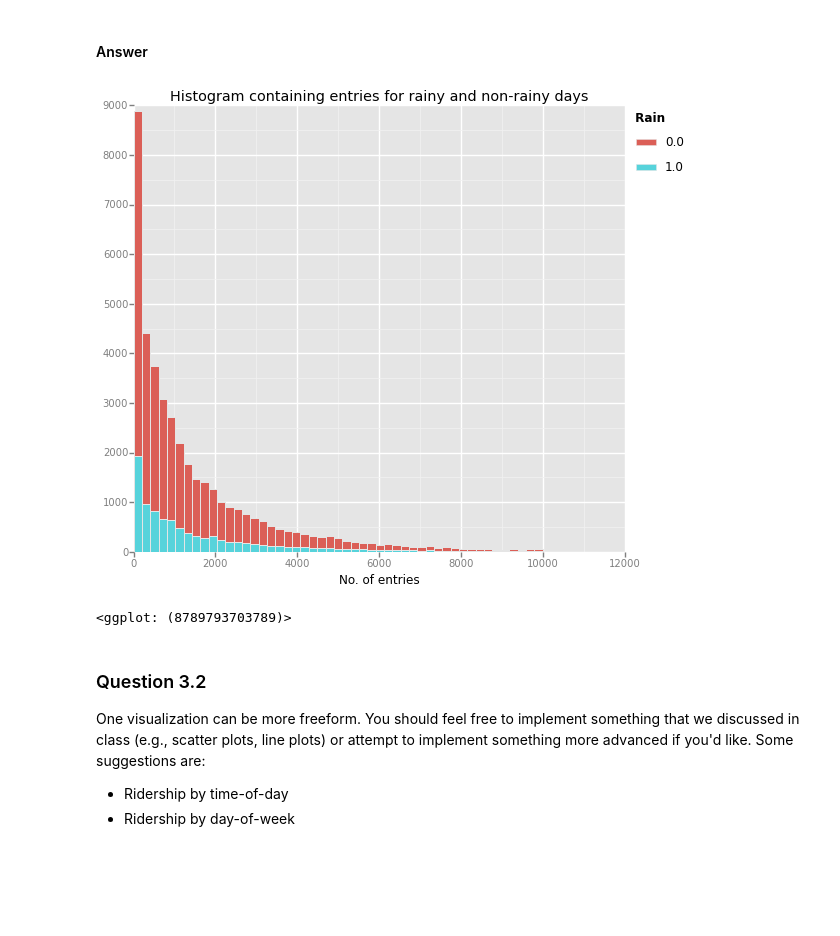
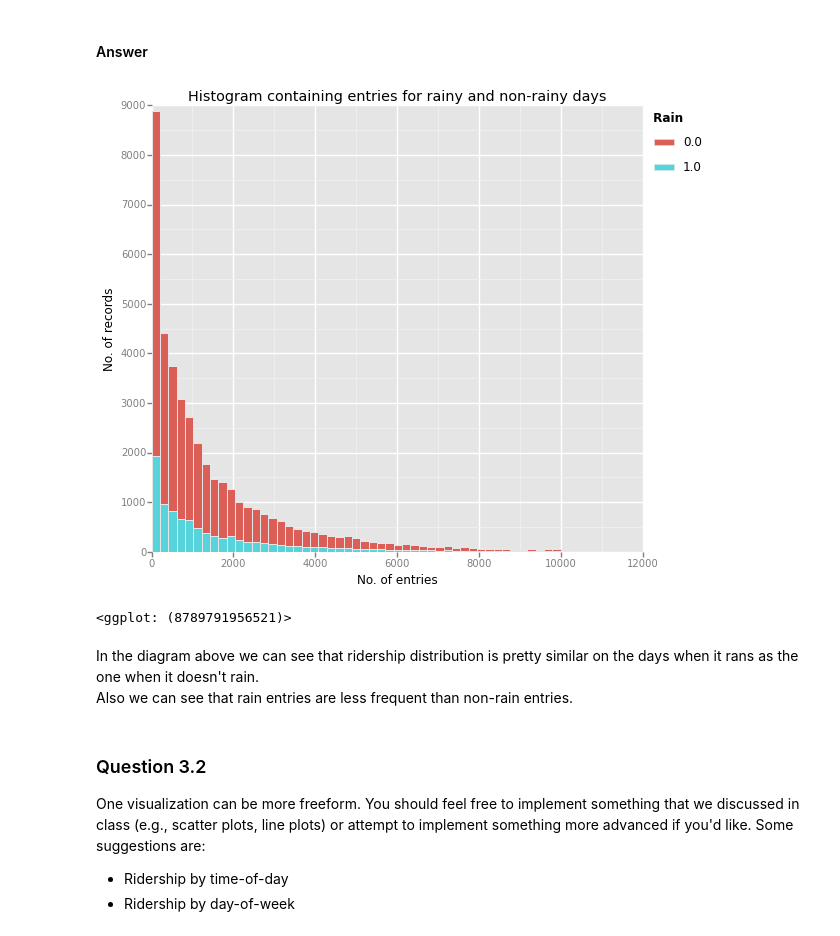
Before and after one commit to Manyizi101/nanodegree, a Jupyter notebook: 002-nyc-subway/dev/nyc-subway.ipynb, the cells around one changed output. Drawn from its saved outputs; the diff is of its cells as text; code cells hidden in the pictures; blank space fills up the shorter version.

```diff
--- a/002-nyc-subway/dev/nyc-subway.ipynb
+++ b/002-nyc-subway/dev/nyc-subway.ipynb
@@ -344,10 +318,13 @@ One visualization should contain two histograms: one of  ENTRIESn_hourly for rai
 # %%
 ggplot(data[data['ENTRIESn_hourly'] < 10000], aes(x="ENTRIESn_hourly", fill="rain")) + geom_histogram(binwidth=200) + \
 ggtitle("Histogram containing entries for rainy and non-rainy days") + \
-xlab('No. of entries')
+xlab('No. of entries') + ylab('No. of records')
 # %% [output]
-[figure, old version]
+[figure, new version]
-<ggplot: (8789793703789)>
+<ggplot: (8789791956521)>
+# %% [markdown]
+In the diagram above we can see that ridership distribution is pretty similar on the days when it rans as the one when it doesn't rain.
+Also we can see that rain entries are less frequent than non-rain entries.
 # %% [markdown]
 ### Question 3.2
 One visualization can be more freeform. You should feel free to implement something that we discussed in class (e.g., scatter plots, line plots) or attempt to implement something more advanced if you'd like. Some suggestions are:
```
Also changed, not shown: parts of 40 cells of this notebook, 1 other file.
